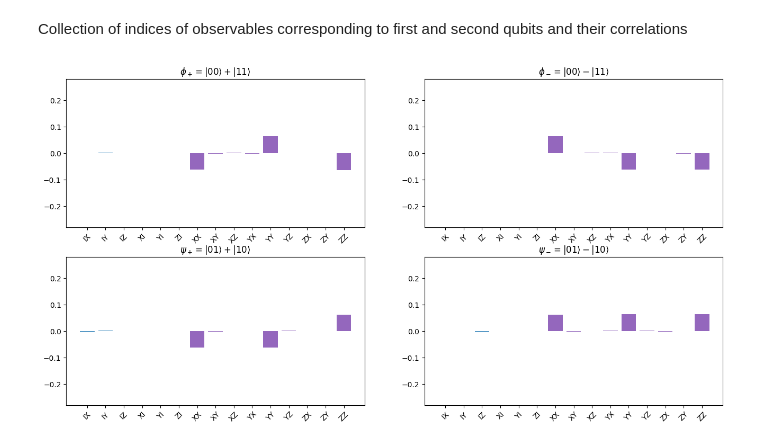
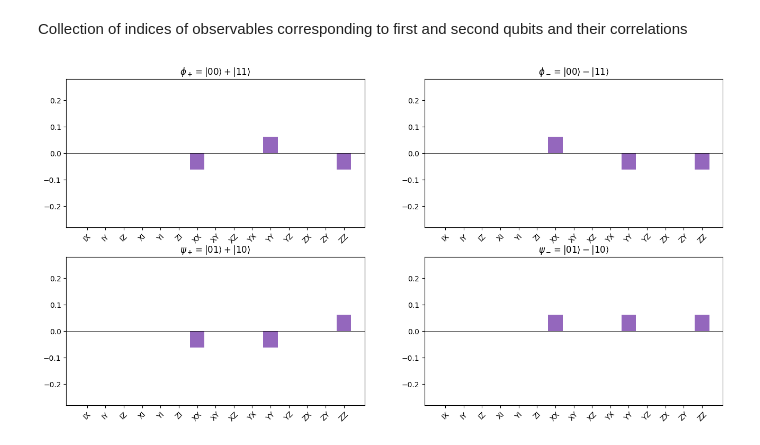
Before and after one commit to qilimanjaro-tech/qiboconnection-portfolio, a Jupyter notebook: benchmarks/bell_state_tomography.ipynb, the cells around one changed output. Saved outputs shown, nothing was run; the diff lists cells and outputs as text; code cells hidden in the pictures.

Commit message:
fixed tomography

```diff
--- a/benchmarks/bell_state_tomography.ipynb
+++ b/benchmarks/bell_state_tomography.ipynb
@@ -183,6 +186,7 @@ def mock_results_with_qibo(bell_flag):
 bell_flags = ['phi_plus', 'phi_minus', 'psi_plus', 'psi_minus'] # QIBO
 bell_results = {}
 for bell_flag in bell_flags:
-    # bell_results[bell_flag] = connection.get_result(job_id=bell_results_ids[bell_flag][0])
-    bell_results[bell_flag] = mock_results_with_qibo(bell_flag) # QIBO
-[value for value in bell_results.values()][-1]
+    if not SIMULATION:
+        bell_results[bell_flag] = connection.get_result(job_id=bell_results_ids[bell_flag][0])
+    else:
+        bell_results[bell_flag] = mock_results_with_qibo(bell_flag) # QIBO
@@ -227,5 +193,5 @@ bell_results["phi_plus"]
 # %%
-def get_probstrings_from_qiboconresults(mmt_data: list[dict]):
+def get_probstrings_from_qiboconresults(mmt_data: list[dict], measurement=False):
     """
     Get probability data from qiboconnection results
 
@@ -233,11 +199,23 @@ def get_probstrings_from_qiboconresults(mmt_data: list[dict]):
         mmt_data [list(dict)]: list of dictionary, each object is a dictionary with shape e.g.
         {'probabilities': {'00': 0.31275, '01': 0.29825, '10': 0.16675, '11': 0.22225}}
     """
+    signs_op_diagonal = np.array(
+    [[1, -1, 1, -1], [1, 1, -1, -1], [1, -1, -1, 1]]  # IZ  # ZI  # ZZ
+    )
+    observables = ["IZ", "ZI", "ZZ"]  # ['ZI', 'IZ', 'ZZ'] #['IZ', 'ZI', 'ZZ']
+
     ncircuits = len(mmt_data)
     data_combined_bitstrings = np.zeros((ncircuits, 4))
+    observables_probabilities = np.zeros((ncircuits, 3))
     for k_c, data in enumerate(mmt_data):
-            data_combined_bitstrings[k_c, 0] =  data["probabilities"]["00"] # "00"
+            data_combined_bitstrings[k_c, 0] = data["probabilities"]["00"] # "00"
             data_combined_bitstrings[k_c, 1] = data["probabilities"]["01"] # "01"
             data_combined_bitstrings[k_c, 2] = data["probabilities"]["10"] # "10"
             data_combined_bitstrings[k_c, 3] = data["probabilities"]["11"] # "11"
-    return data_combined_bitstrings
+
+
+            if not measurement:
+                for i, _ in enumerate(observables):
+                    observables_probabilities[k_c, i] = data_combined_bitstrings[k_c] @ signs_op_diagonal[i]
+
+    return data_combined_bitstrings if measurement else observables_probabilities
@@ -263,9 +226,7 @@ def prepare_linear_system_QST(
     """
     Returns all the components of the linear system to be solved to perform process tomography.
     """
-    weights_state_tomography = (
-        fun.get_weights_state_tomography()
-    )  # has indices i, n, k, i.e., shape (3, 16, len(combs))
+    weights_state_tomography = (fun.get_weights_state_tomography())  # has indices i, n, k, i.e., shape (3, 16, len(combs))
     beta_Mi_calibration_matrix = measurement_calibration_weights  # this should have dim (4, 3), i.e., each column
     # is a measurement operator and each row
     # the coefficient accompanying II, IZ, ZI, ZZ
@@ -313,18 +274,18 @@ for bell_ind, bell_flag in enumerate(bell_flags):
     mmt_data = bell_results[bell_flag]
     dataQST, dataMMT = mmt_data[:36], mmt_data[36:]
 
-    measurement_calibration_weights = get_measurement_calibration_weights(dataMMT, nsubsets=nsubsets)
+    # MMT data
+    means_bitstrings = get_probstrings_from_qiboconresults(dataMMT, measurement=True)
+    coeffs_mat, ideal_measurements = fun.prepare_linear_system_measurement_calibration(processed_data=means_bitstrings)
+    measurement_calibration_weights = fun.solve_linear_system_measurement_calibration(coeff_matrix=coeffs_mat,independent_term=ideal_measurements)
 
-    means_measops = get_probstrings_from_qiboconresults(dataQST)
-
+    # QST data
+    means_measops = get_probstrings_from_qiboconresults(dataQST, measurement=False) # TODO: try other workflow with samples and see what happens
     measurement_calibration_weights = np.linalg.pinv(measurement_calibration_weights)
-
     coeff_matrix, independent_term, wlsq_stds = prepare_linear_system_QST(measurement_calibration_weights, means_measops, None)
-
     reconstructed_vector_noII = fun.solve_linear_system_QST(coeff_matrix=coeff_matrix,
                                                         independent_term=independent_term,
                                                         wlsq_stds=None,
                                                         initial_guess=np.zeros(15))
 
     state_reconstruction_paulibasis[bell_ind] = np.append(1/4, reconstructed_vector_noII)
-            # P_index += 1
@@ -375,31 +363,32 @@ for bell_ind, bell_flag in enumerate(bell_flags):
     if bellflag_split[1]=='plus':
         sg = '+'
     elif bellflag_split[1]=='minus':
         sg = '-'
 
     jj = bell_ind % 2
     ii = bell_ind//2
 
     xtickslbls = [''.join(x) for x in product(['I', 'X', 'Y', 'Z'], repeat=2)]
     xtickslbls = xtickslbls[1:]
 
     basicrots = ['$I$', '$X_\\pi$', '$X_{\\pi/2}$', '$X_{-\\pi/2}$', '$Y_{\\pi/2}$', '$Y_{-\\pi/2}$']
     # titles = list(' '.join(x) for x in product(basicrots, repeat=2))
     titles = [''.join((x[1], x[0])) for x in product(basicrots, repeat=2)]
     indices_secondqb = [4, 8, 12]
     correlation_indices = list(range(3, 15))
     for x in indices_secondqb:
         correlation_indices.remove(x)
 
     ax = axes[ii, jj]
     ax.bar(range(3), state_reconstruction_paulibasis[bell_ind, 1:4], color='C0')
     ax.bar(range(3, 6), state_reconstruction_paulibasis[bell_ind, index_reordering[3:6]], color='C3')
     ax.bar(range(6, 15), state_reconstruction_paulibasis[bell_ind, index_reordering[6:]], color='C4')
     ax.set_xticks(range(15))
     ax.set_ylim(-0.28, 0.28)
     ax.set_xticklabels(final_xticklabels, rotation=45)
     ax.set_title(f'$\\{bellflag_split[0]}_{sg} = ${bell_strings[bell_ind]}')
+    ax.axhline(y=0.0, color='black', linestyle='-', linewidth=0.5)
 
     # fig.savefig('qst36states_20231004_qbs2_4_nshots1000_dataset0.png')
 # %% [output]
-[figure, old version]
+[figure, new version]
```
Also changed, not shown: parts of 22 cells of this notebook, 1 other file.
